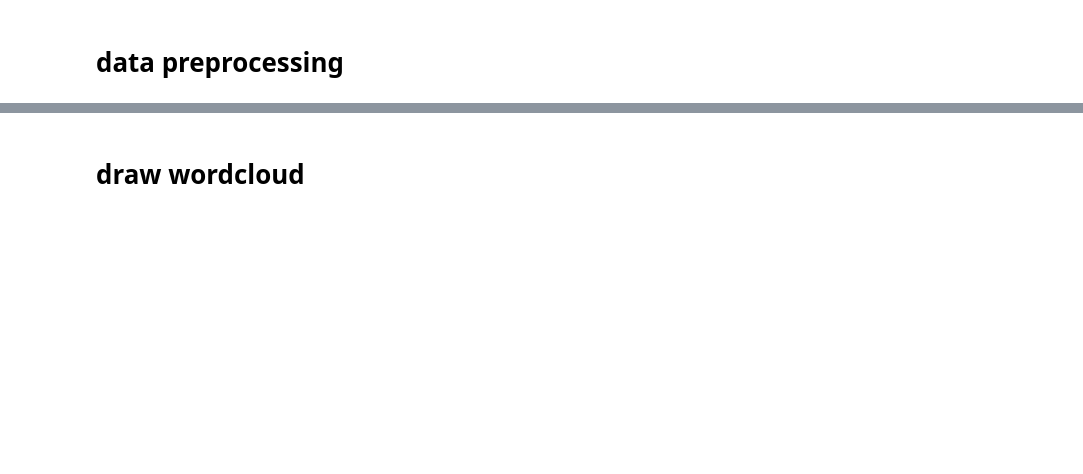
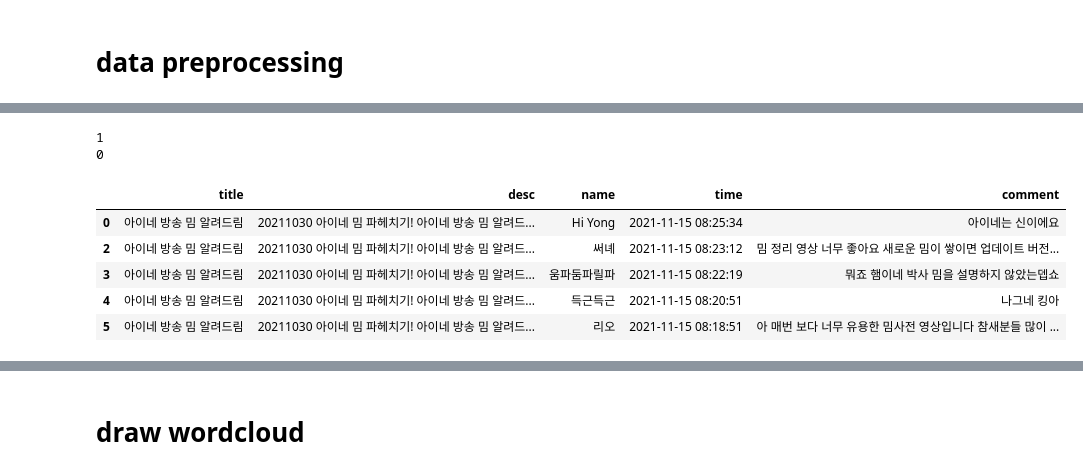
Before and after one commit to Nam-SW/INE_comment_analysis, a Jupyter notebook: analysis.ipynb, the cells around one changed output, grey strips where cells are left out. Drawn from its saved outputs; the diff is of its cells as text; code cells hidden in the pictures; blank space fills up the shorter version.

```diff
--- a/analysis.ipynb
+++ b/analysis.ipynb
@@ -64,3 +99,31 @@ df.head(5)
+# %%
+idxes = [*range(len(df))]
+error_idxes = []
+
+while idxes != []:
+    for i in tqdm(idxes):
+        try:
+            df.iloc[i, -1] = spell_check(df.iloc[i, -1])
+        except:
+            error_idxes.append(i)
+
+    idxes = error_idxes
+    error_idxes = []
+
+    print(len(idxes))
+
+df = df[df.comment != ""]
+
+df.head()
+# %% [output]
+1
+0
+|  | title | desc | name | time | comment |
+| 0 | 아이네 방송 밈 알려드림 | 20211030 아이네 밈 파헤치기! 아이네 방송 밈 알려드... | Hi Yong | 2021-11-15 08:25:34 | 아이네는 신이에요 |
+| 2 | 아이네 방송 밈 알려드림 | 20211030 아이네 밈 파헤치기! 아이네 방송 밈 알려드... | 써녜 | 2021-11-15 08:23:12 | 밈 정리 영상 너무 좋아요 새로운 밈이 쌓이면 업데이트 버전... |
+| 3 | 아이네 방송 밈 알려드림 | 20211030 아이네 밈 파헤치기! 아이네 방송 밈 알려드... | 움파둠파릴파 | 2021-11-15 08:22:19 | 뭐죠 햄이네 박사 밈을 설명하지 않았는뎁쇼 |
+| 4 | 아이네 방송 밈 알려드림 | 20211030 아이네 밈 파헤치기! 아이네 방송 밈 알려드... | 득근득근 | 2021-11-15 08:20:51 | 나그네 킹아 |
+| 5 | 아이네 방송 밈 알려드림 | 20211030 아이네 밈 파헤치기! 아이네 방송 밈 알려드... | 리오 | 2021-11-15 08:18:51 | 아 매번 보다 너무 유용한 밈사전 영상입니다 참새분들 많이 ... |
 # %%
 pos_tagged_corpus = pos_text(df.comment, api)
 df['processed_comment'] = stemming_text(pos_tagged_corpus)
```
Also changed, not shown: parts of 14 cells of this notebook.
